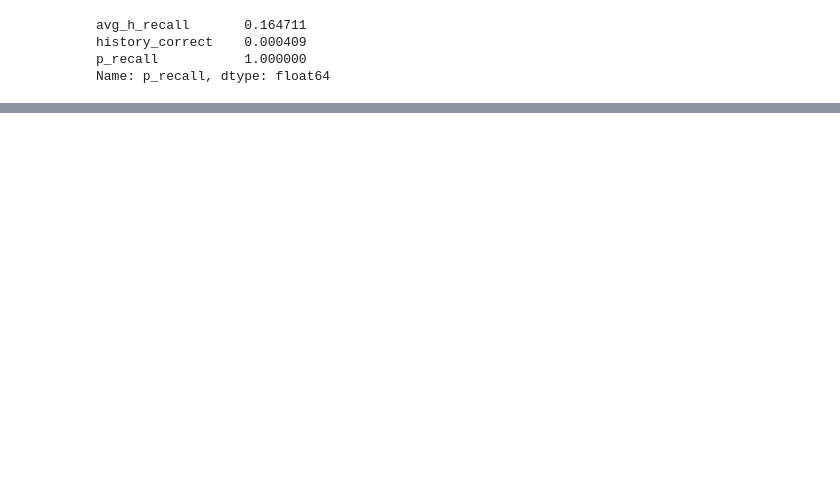
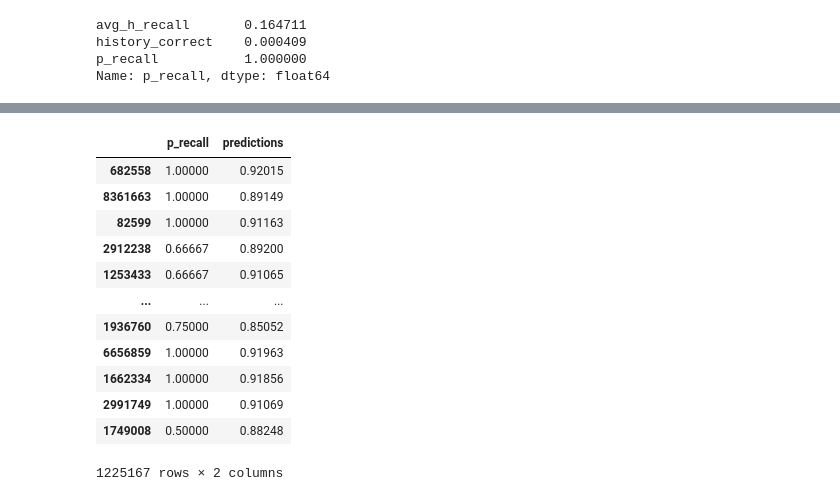
Before and after one commit to juliakubisa/spaced_repetition_algorithm, a Jupyter notebook: notebooks/baseline_models.ipynb, the cells around one changed output, grey strips where cells are left out. Saved outputs shown, nothing was run; the diff lists cells and outputs as text; code cells hidden in the pictures; blank space fills up the shorter version.

```diff
--- a/notebooks/baseline_models.ipynb
+++ b/notebooks/baseline_models.ipynb
@@ -323,0 +331,16 @@ plt.show()
+# %%
+full_df_all[['p_recall', 'predictions']]
+# %% [output]
+|  | p_recall | predictions |
+| 682558 | 1.00000 | 0.92015 |
+| 8361663 | 1.00000 | 0.89149 |
+| 82599 | 1.00000 | 0.91163 |
+| 2912238 | 0.66667 | 0.89200 |
+| 1253433 | 0.66667 | 0.91065 |
+| ... | ... | ... |
+| 1936760 | 0.75000 | 0.85052 |
+| 6656859 | 1.00000 | 0.91963 |
+| 1662334 | 1.00000 | 0.91856 |
+| 2991749 | 1.00000 | 0.91069 |
+| 1749008 | 0.50000 | 0.88248 |
+1225167 rows × 2 columns
```
Also changed, not shown: parts of 12 cells of this notebook.
